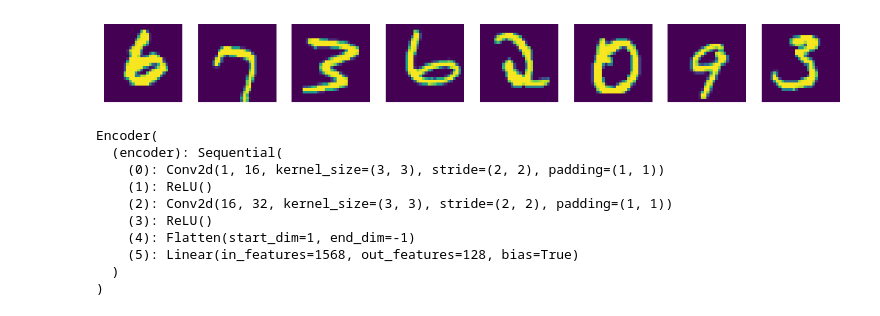
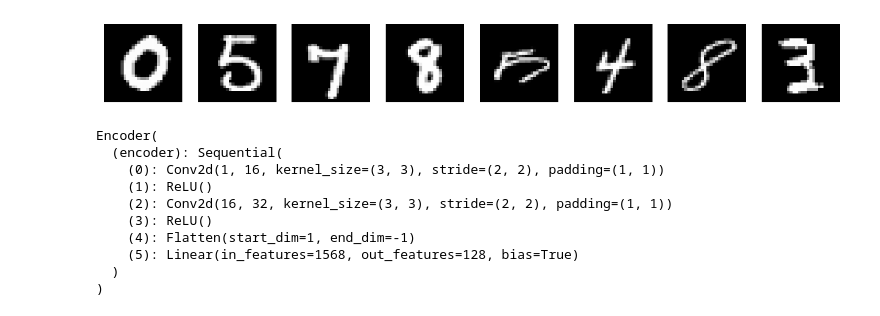
Before and after one commit to nikolro/Autoencoders-CIFAR10-MNIST, a Jupyter notebook: MNIST-122/MNIST_122.ipynb, the cells around one changed output. Saved outputs shown, nothing was run; the diff lists cells and outputs as text; code cells hidden in the pictures.

```diff
--- a/MNIST-122/MNIST_122.ipynb
+++ b/MNIST-122/MNIST_122.ipynb
@@ -33,24 +33,24 @@ args = argparse.Namespace(
 # %%
 # Load dataset
 train_loader, val_loader, test_loader = MNIST_122.load_data(args)
 
 # Retrieve a batch of images
 images_0_1, _ = next(iter(train_loader))
 
 # Convert images to range [0,255] for proper display
 images_0_255 = images_0_1 * 255  # Scale if needed
 
 # Visualize some images
 fig, axes = plt.subplots(1, 8, figsize=(12, 4))
 for i in range(8):
     img = images_0_255[i].permute(1, 2, 0).numpy()  # Convert (C, H, W) → (H, W, C)
     img = np.clip(img, 0, 255).astype("uint8")  # Ensure valid pixel values
-    axes[i].imshow(img)
+    axes[i].imshow(img.squeeze(), cmap="gray")
     axes[i].axis("off")
 
 plt.show()
 # %% [output]
-[figure, old version]
+[figure, new version]
 # %%
 #Verify the Autoencoder Model Architecture
 # %%
```
Also changed, not shown: parts of 1 cell of this notebook, 11 other files.
